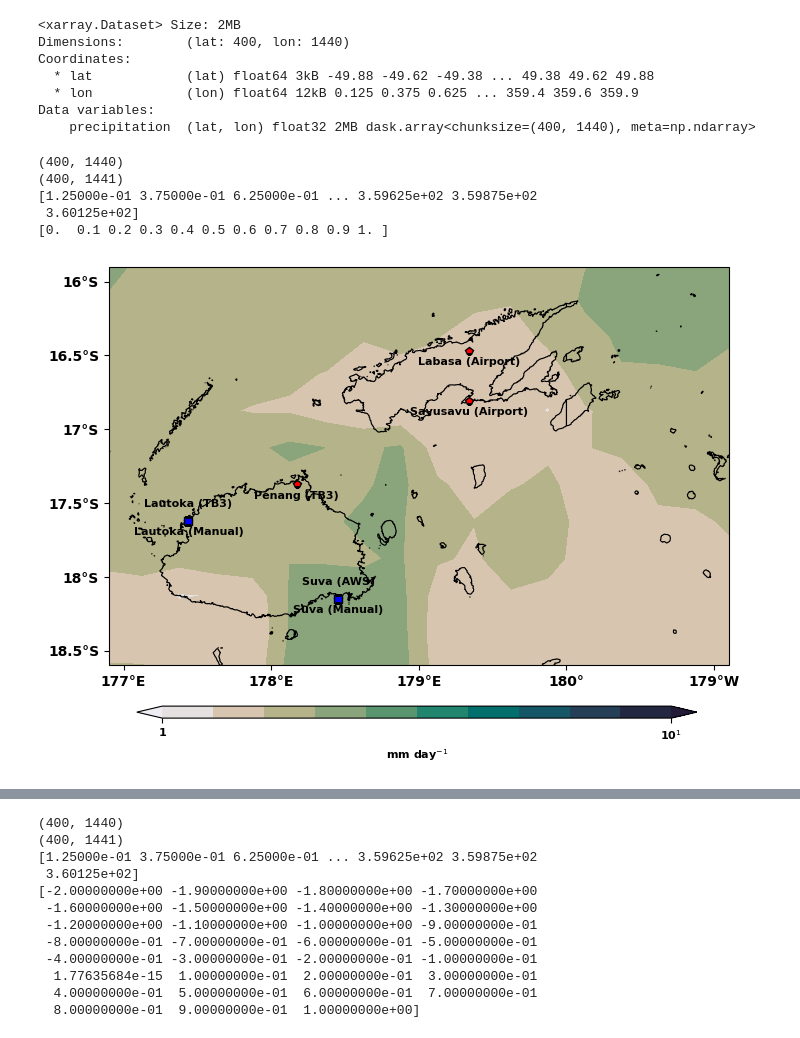
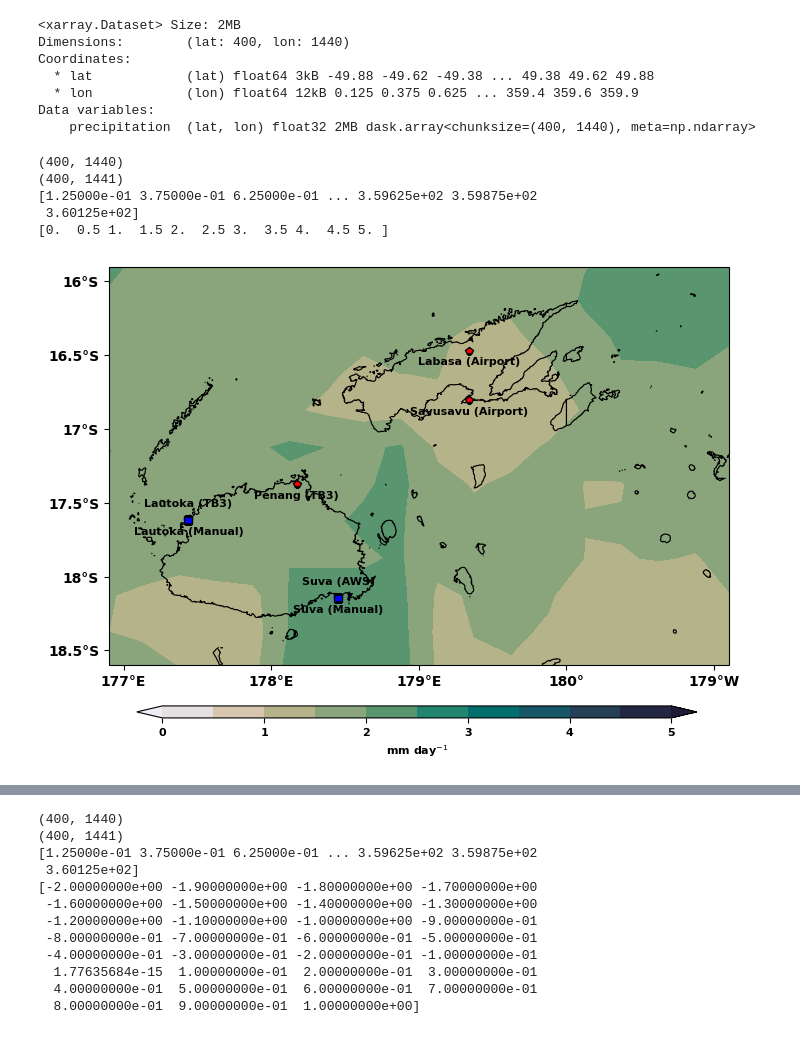
Before and after one commit to 21centuryweather/hk25-AusNode-ExtremePrecipitation, a Jupyter notebook: Data/Stations/Fiji_Meteorological_Service/Fiji_stations_process_AC.ipynb, the cells around one changed output, grey strips where cells are left out. Cells and saved outputs as stored; diff of their text form; code cells hidden in the pictures.

```diff
--- a/Data/Stations/Fiji_Meteorological_Service/Fiji_stations_process_AC.ipynb
+++ b/Data/Stations/Fiji_Meteorological_Service/Fiji_stations_process_AC.ipynb
@@ -32,6 +32,8 @@ import cmocean.cm as cmo
 #Path to data
 data_path = '/Users/ashneelchandra/OneDrive - The University of Melbourne/Graduate Colloquium - Global Hackathon/hackathon/hk25-AusNode-ExtremePrecipitation/Data/Stations/Fiji_Meteorological_Service/'
 
+trmm_clim_path = '/Users/ashneelchandra/OneDrive - The University of Melbourne/Graduate Colloquium - Global Hackathon/hackathon/hk25-AusNode-ExtremePrecipitation/Data/TRMM/'
+
 plot_path = '/Users/ashneelchandra/OneDrive - The University of Melbourne/Graduate Colloquium - Global Hackathon/hackathon/hk25-AusNode-ExtremePrecipitation/Plots/'
 # %%
 #Fiji Stations locations (you can comment/uncomment the stations you do not need or need)
@@ -275,23 +277,23 @@ Data variables:
 # %%
 
 #Plot map of Fiji with location of stations and precipitation climatology from 3 hourly TRMM data (daily mean)
-trmm_mean_daily = xr.open_dataset(data_path + 'TRMM_mean_daily_1998-2019.nc')
+trmm_mean_daily = xr.open_dataset(trmm_clim_path + 'TRMM_mean_daily_1998-2019.nc')
 cyclic_trmm, cyclic_lon = add_cyclic_point(trmm_mean_daily.precipitation, coord=trmm_mean_daily.lon, axis=1)
 print(trmm_mean_daily.precipitation.shape)
 print(cyclic_trmm.shape)
 print(cyclic_lon)
 
-#vmn = 0
-#vmx = 0.5
-#intvl = 0.05
-#lvl =  (np.arange(vmn,vmx+(intvl*1),intvl*1))
+vmn = 0
+vmx = 5
+intvl = 0.5
+lvl =  (np.arange(vmn,vmx+(intvl*1),intvl*1))
 
-scale = 1 #1000
-vmn = np.log10(1*scale)
-vmx = np.log10(10*scale)
-tcks = np.arange(0,2,1)
-intvl = 1*scale
-lvl =  (np.arange(vmn,vmx+(intvl*0.1),intvl*0.1))
+#scale = 1 #1000
+#vmn = np.log10(1*scale)
+#vmx = np.log10(10*scale)
+#tcks = np.arange(0,2,1)
+#intvl = 1*scale
+#lvl =  (np.arange(vmn,vmx+(intvl*0.1),intvl*0.1))
 
 print(lvl)
 colormap = cmo.rain
@@ -315,7 +317,8 @@ ax.set_aspect(1)  # Set aspect ratio
 #ax.coastlines(resolution='50m', linewidth=0.5, color='black')
 ax.add_feature(cfeature.GSHHSFeature(scale="full"), facecolor='none', zorder=1, linewidth=0.8, edgecolor='black', alpha=1)
 # Add TRMM data
-plt_cn = ax.contourf(cyclic_lon - 180,trmm_mean_daily['lat'],np.log10(cyclic_trmm),extend='both',cmap=colormap, levels=lvl, vmin=vmn, vmax=vmx, zorder=0, transform=ccrs.PlateCarree(central_longitude=180))
+#plt_cn = ax.contourf(cyclic_lon - 180,trmm_mean_daily['lat'],np.log10(cyclic_trmm),extend='both',cmap=colormap, levels=lvl, vmin=vmn, vmax=vmx, zorder=0, transform=ccrs.PlateCarree(central_longitude=180))
+plt_cn = ax.contourf(cyclic_lon - 180,trmm_mean_daily['lat'],(cyclic_trmm),extend='both',cmap=colormap, levels=lvl, vmin=vmn, vmax=vmx, zorder=0, transform=ccrs.PlateCarree(central_longitude=180))
 
 for i in range(len(lon_array)):
     # Plot points
@@ -337,38 +340,39 @@ ax.set_ylim([-18.6, -15.9])
 ax.set_xticks(np.arange(177-180, 182-180, 1.0))
 ax.set_yticks(np.arange(-18.5, -15.5, 0.5))
 ax.tick_params(axis='x', labelsize=10)
 ax.tick_params(axis='y', labelsize=10)
 ax.set_xticklabels(ax.get_xticks(), fontproperties=tick_font)
 ax.set_yticklabels(ax.get_yticks(), fontproperties=tick_font)
 
 # Format longitude and latitude labels
 ax.xaxis.set_major_formatter(cticker.LongitudeFormatter())
 ax.yaxis.set_major_formatter(cticker.LatitudeFormatter())
 
 #Colorbar for TRMM clim
 cbar_ax = fig.add_axes([0.16, 0.18, 0.70, 0.015])
-cbar = fig.colorbar(plt_cn, cax=cbar_ax, orientation='horizontal', label= 'mm day$^{-1}$', ticks=tcks, shrink=0.8)
-#cbar.set_ticks(np.arange(0,0.6,0.1))
-cbar.ax.set_xticklabels(['1', '10$^{1}$'])
+#cbar = fig.colorbar(plt_cn, cax=cbar_ax, orientation='horizontal', label= 'mm day$^{-1}$', ticks=tcks, shrink=0.8)
+#cbar.ax.set_xticklabels(['1', '10$^{1}$'])
+cbar = fig.colorbar(plt_cn, cax=cbar_ax, orientation='horizontal', label= 'mm day$^{-1}$', shrink=0.8)
+cbar.set_ticks(np.arange(0,6,1))
 cbar.ax.tick_params(labelsize=10)  # Adjust fontsize for colorbar tick labels
 cbar.ax.xaxis.label.set_size(10)   # Adjust fontsize for colorbar label
 #cbar.set_label('m $s^{-1}$')
 
 for label in cbar_ax.get_xticklabels():
             label.set_fontsize(8)
             label.set_fontweight('bold')
 cbar_ax.xaxis.label.set_size(8)
 cbar_ax.xaxis.label.set_fontweight('bold')
 
 plt.savefig(data_path + 'Fiji_station_locations_TRMM_daily_mean.jpg', dpi=600, bbox_inches='tight', pad_inches=0.0)
 plt.savefig(data_path + 'Fiji_station_locations_TRMM_daily_mean.pdf', format='pdf', bbox_inches='tight', pad_inches=0.0)
 # %% [output]
 (400, 1440)
 (400, 1441)
 [1.25000e-01 3.75000e-01 6.25000e-01 ... 3.59625e+02 3.59875e+02
  3.60125e+02]
-[0.  0.1 0.2 0.3 0.4 0.5 0.6 0.7 0.8 0.9 1. ]
+[0.  0.5 1.  1.5 2.  2.5 3.  3.5 4.  4.5 5. ]
-[figure, old version]
+[figure, new version]
 # %%
 
 #Plot map of Fiji with location of stations and precipitation climatology from 3 hourly TRMM data (yearly mean)
```
Also changed, not shown: parts of 5 cells of this notebook, 10 other files.
